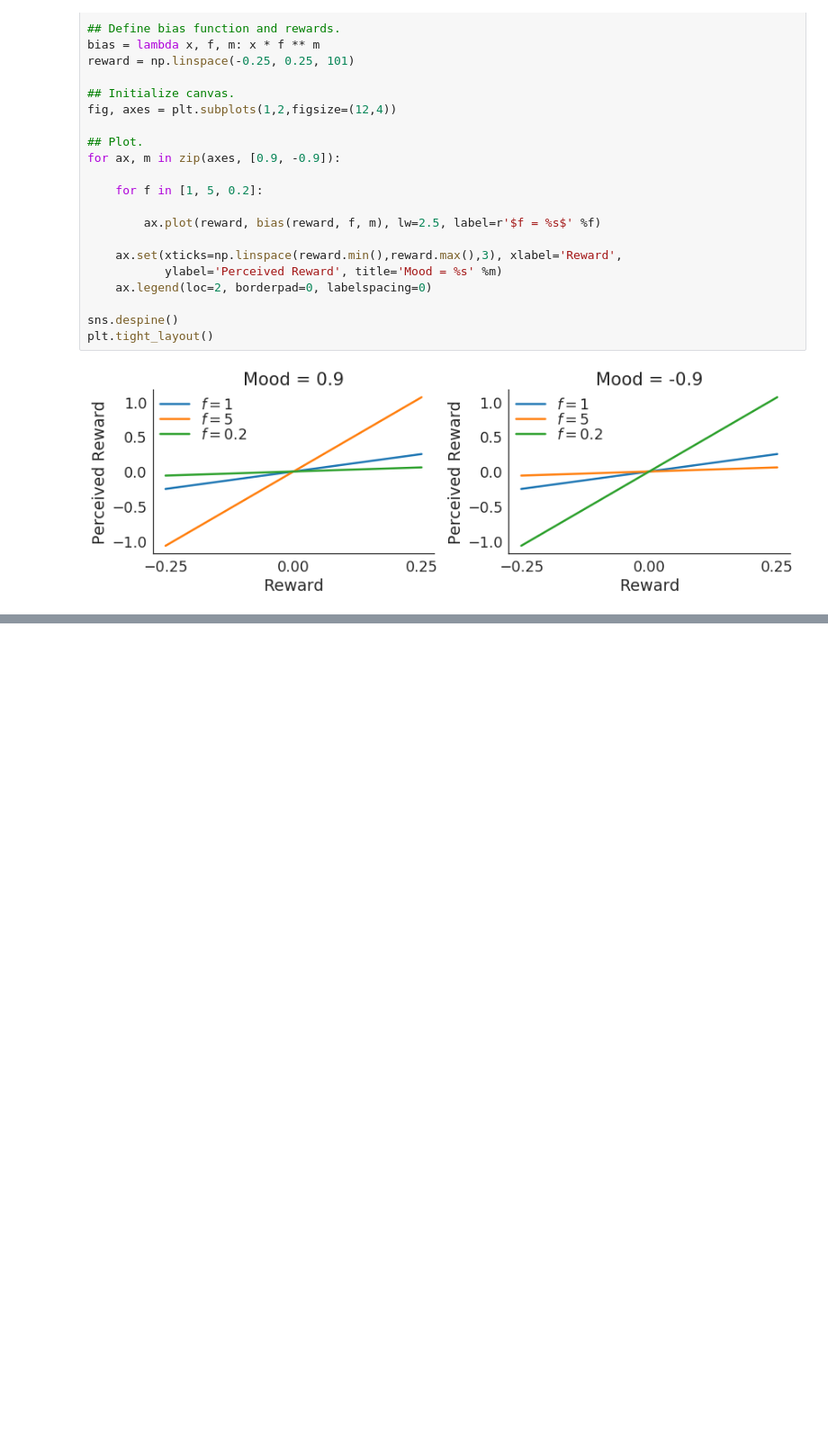
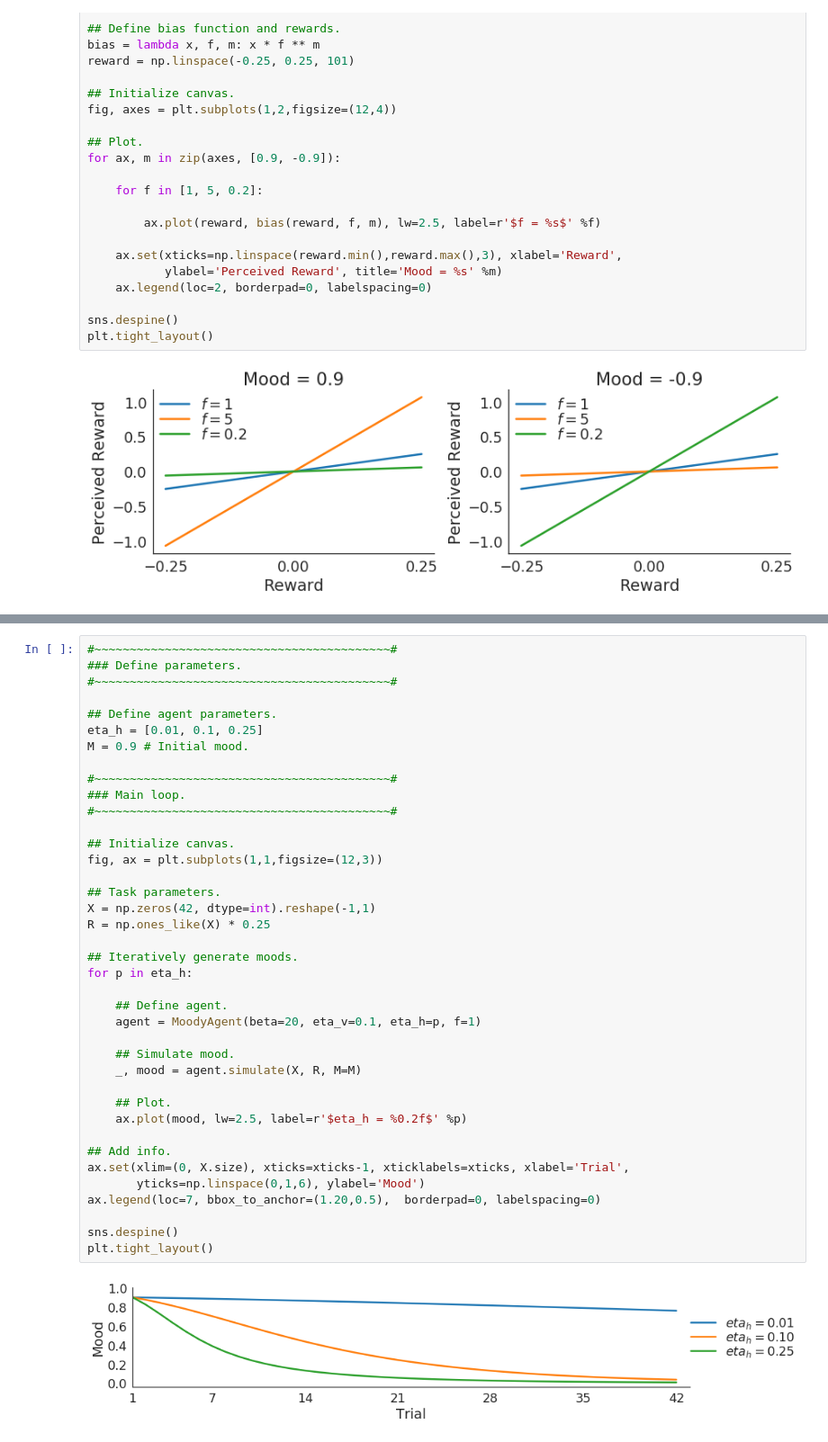
Before and after one commit to szorowi1/pni-rotations, a Jupyter notebook: demos.ipynb, the cells around one changed output, grey strips where cells are left out. Shown at 90% size. Drawn from its saved outputs; the diff is of its cells as text; blank space fills up the shorter version.

```diff
--- a/demos.ipynb
+++ b/demos.ipynb
@@ -153,0 +173,41 @@ plt.tight_layout()
+# %%
+#~~~~~~~~~~~~~~~~~~~~~~~~~~~~~~~~~~~~~~~~~~#
+### Define parameters.
+#~~~~~~~~~~~~~~~~~~~~~~~~~~~~~~~~~~~~~~~~~~#
+
+## Define agent parameters.
+eta_h = [0.01, 0.1, 0.25]
+M = 0.9 # Initial mood.
+
+#~~~~~~~~~~~~~~~~~~~~~~~~~~~~~~~~~~~~~~~~~~#
+### Main loop.
+#~~~~~~~~~~~~~~~~~~~~~~~~~~~~~~~~~~~~~~~~~~#
+
+## Initialize canvas.
+fig, ax = plt.subplots(1,1,figsize=(12,3))
+
+## Task parameters.
+X = np.zeros(42, dtype=int).reshape(-1,1)
+R = np.ones_like(X) * 0.25
+
+## Iteratively generate moods.
+for p in eta_h:
+
+    ## Define agent.
+    agent = MoodyAgent(beta=20, eta_v=0.1, eta_h=p, f=1)
+
+    ## Simulate mood.
+    _, mood = agent.simulate(X, R, M=M)
+
+    ## Plot.
+    ax.plot(mood, lw=2.5, label=r'$eta_h = %0.2f$' %p)
+
+## Add info.
+ax.set(xlim=(0, X.size), xticks=xticks-1, xticklabels=xticks, xlabel='Trial',
+       yticks=np.linspace(0,1,6), ylabel='Mood')
+ax.legend(loc=7, bbox_to_anchor=(1.20,0.5),  borderpad=0, labelspacing=0)
+
+sns.despine()
+plt.tight_layout()
+# %% [output]
+[figure, added]
```
Also changed, not shown: parts of 29 cells of this notebook, 1 other file.
